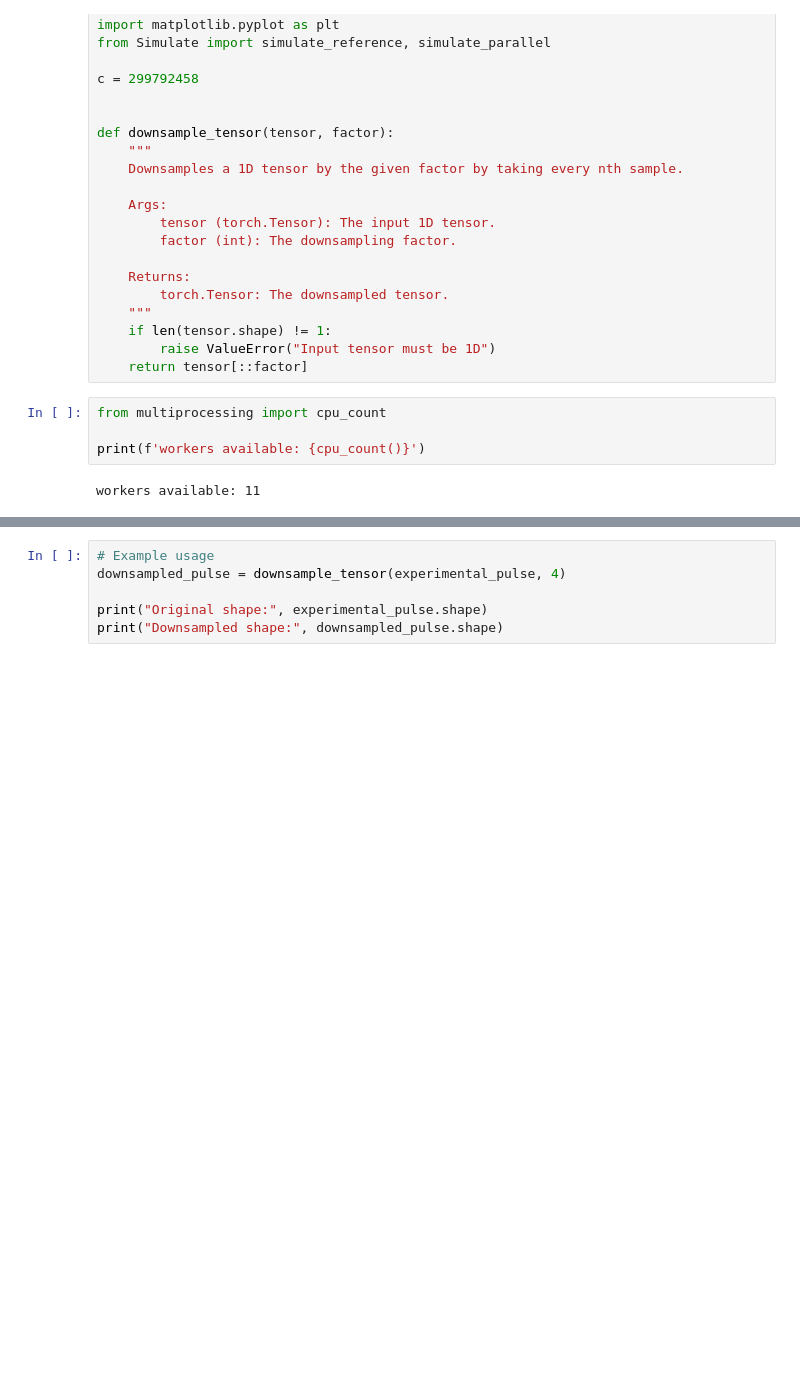
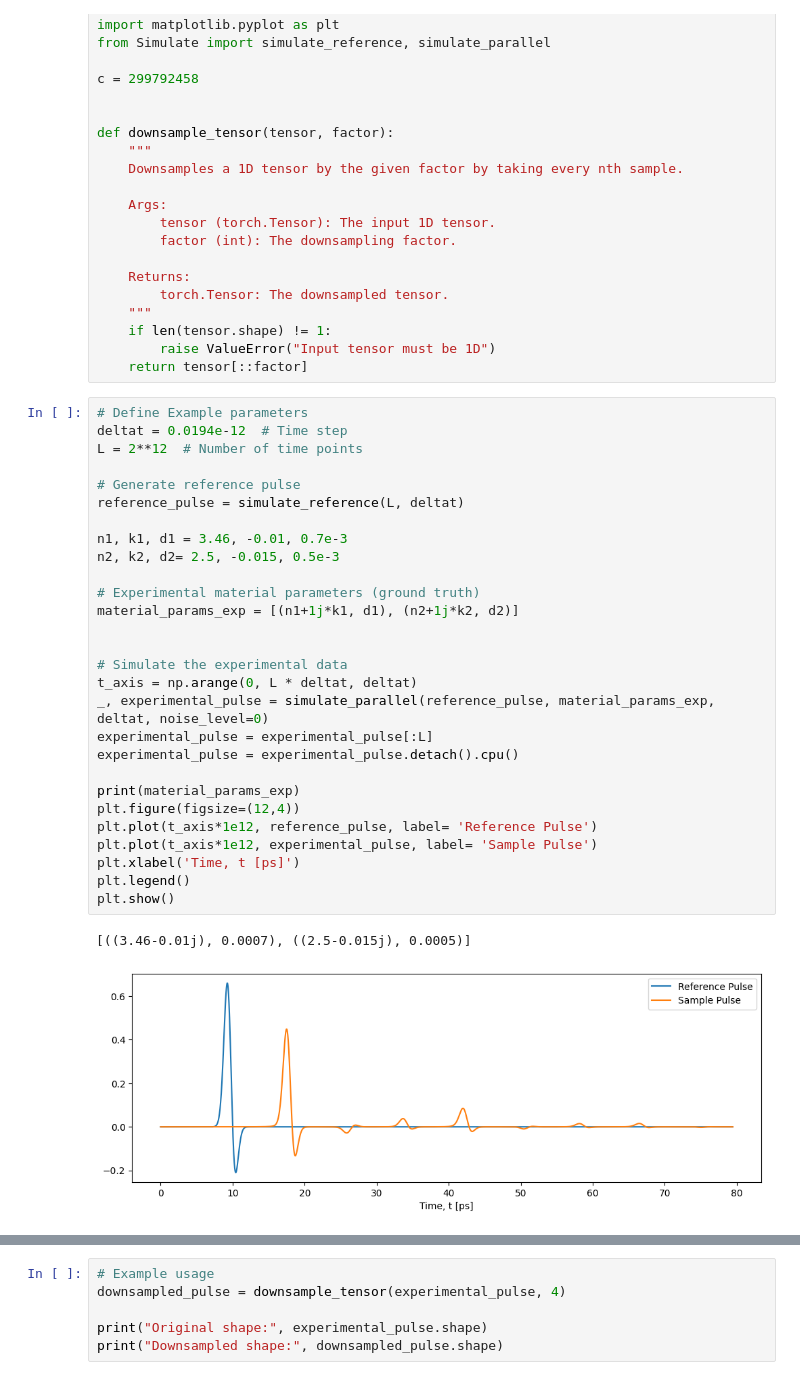
Before and after one commit to tls54/THz-TD-CNN, a Jupyter notebook: Data_collection.ipynb, the cells around one changed output, grey strips where cells are left out. Cells and saved outputs as stored; diff of their text form; blank space fills up the shorter version.

```diff
--- a/Data_collection.ipynb
+++ b/Data_collection.ipynb
@@ -24,9 +24,34 @@ def downsample_tensor(tensor, factor):
     if len(tensor.shape) != 1:
         raise ValueError("Input tensor must be 1D")
     return tensor[::factor]
-# %%
-from multiprocessing import cpu_count
-
-print(f'workers available: {cpu_count()}')
-# %% [output]
-workers available: 11
+# %%
+# Define Example parameters
+deltat = 0.0194e-12  # Time step
+L = 2**12  # Number of time points
+
+# Generate reference pulse
+reference_pulse = simulate_reference(L, deltat)
+
+n1, k1, d1 = 3.46, -0.01, 0.7e-3
+n2, k2, d2= 2.5, -0.015, 0.5e-3
+
+# Experimental material parameters (ground truth)
+material_params_exp = [(n1+1j*k1, d1), (n2+1j*k2, d2)]
+
+
+# Simulate the experimental data
+t_axis = np.arange(0, L * deltat, deltat)
+_, experimental_pulse = simulate_parallel(reference_pulse, material_params_exp, deltat, noise_level=0)
+experimental_pulse = experimental_pulse[:L]
+experimental_pulse = experimental_pulse.detach().cpu()
+
+print(material_params_exp)
+plt.figure(figsize=(12,4))
+plt.plot(t_axis*1e12, reference_pulse, label= 'Reference Pulse')
+plt.plot(t_axis*1e12, experimental_pulse, label= 'Sample Pulse')
+plt.xlabel('Time, t [ps]')
+plt.legend()
+plt.show()
+# %% [output]
+[((3.46-0.01j), 0.0007), ((2.5-0.015j), 0.0005)]
+[figure, added]
```
Also changed, not shown: parts of 8 cells of this notebook.
